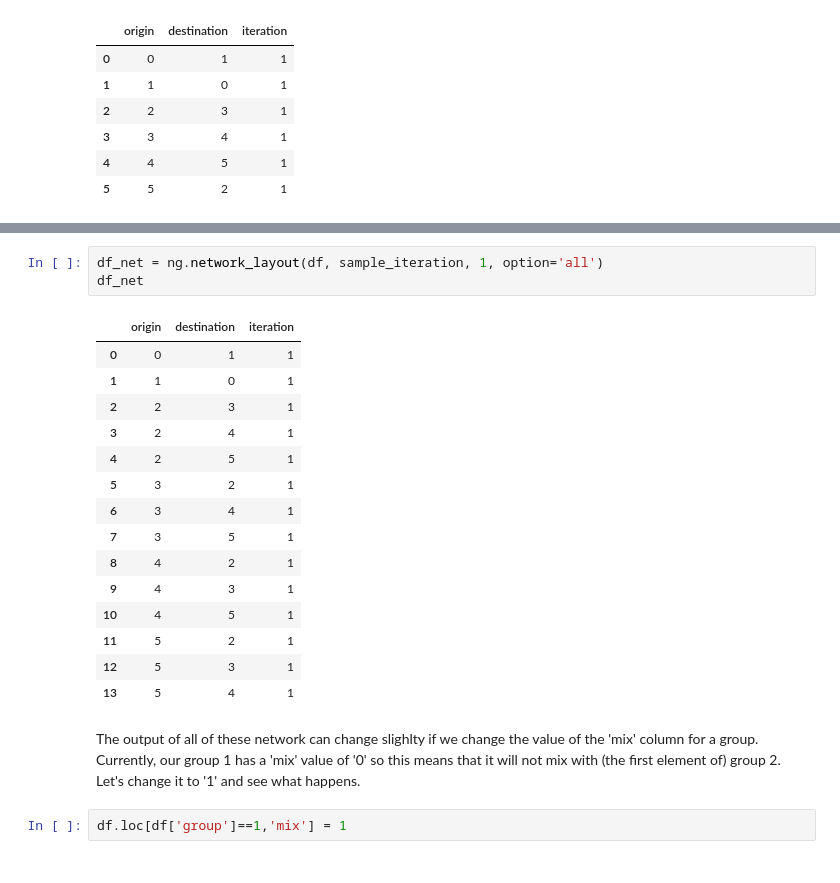
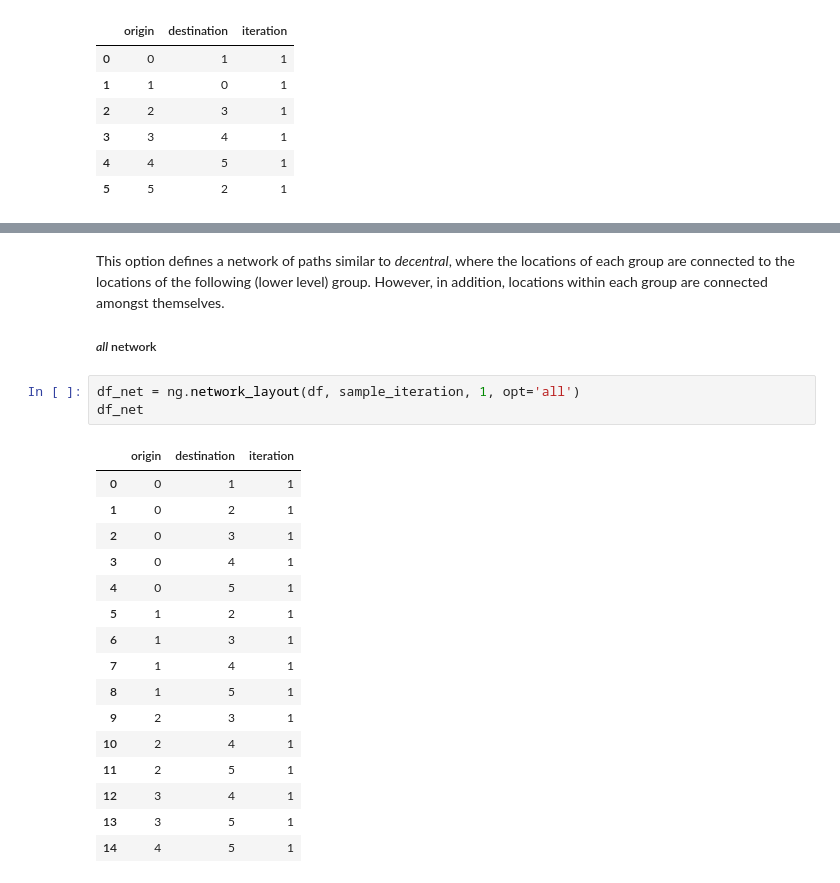
Before and after one commit to mllobera/netsim, a Jupyter notebook: notebooks/NetGen2.ipynb, the cells around one changed output, grey strips where cells are left out. Drawn from its saved outputs; the diff is of its cells as text.

Commit message:
Notebooks with new version of network_layout()

```diff
--- a/notebooks/NetGen2.ipynb
+++ b/notebooks/NetGen2.ipynb
@@ -208,23 +169,24 @@ With the 'cummulative' option, locations **in each group** are connected in the
+# %% [markdown]
+This option defines a network of paths similar to *decentral*, where the locations of each group are connected to the locations of the following (lower level) group. However, in addition, locations within each group are connected amongst themselves.
+
+##### *all* network
 # %%
-df_net = ng.network_layout(df, sample_iteration, 1, option='all')
+df_net = ng.network_layout(df, sample_iteration, 1, opt='all')
 df_net
 # %% [output]
 |  | origin | destination | iteration |
 | 0 | 0 | 1 | 1 |
-| 1 | 1 | 0 | 1 |
-| 2 | 2 | 3 | 1 |
-| 3 | 2 | 4 | 1 |
-| 4 | 2 | 5 | 1 |
-| 5 | 3 | 2 | 1 |
-| 6 | 3 | 4 | 1 |
-| 7 | 3 | 5 | 1 |
-| 8 | 4 | 2 | 1 |
-| 9 | 4 | 3 | 1 |
-| 10 | 4 | 5 | 1 |
-| 11 | 5 | 2 | 1 |
-| 12 | 5 | 3 | 1 |
-| 13 | 5 | 4 | 1 |
+| 1 | 0 | 2 | 1 |
+| 2 | 0 | 3 | 1 |
+| 3 | 0 | 4 | 1 |
+| 4 | 0 | 5 | 1 |
+| 5 | 1 | 2 | 1 |
+| 6 | 1 | 3 | 1 |
+| 7 | 1 | 4 | 1 |
+| 8 | 1 | 5 | 1 |
+| 9 | 2 | 3 | 1 |
+| 10 | 2 | 4 | 1 |
+| 11 | 2 | 5 | 1 |
+| 12 | 3 | 4 | 1 |
+| 13 | 3 | 5 | 1 |
+| 14 | 4 | 5 | 1 |
-# %% [markdown]
-The output of all of these network can change slighlty if we change the value of the 'mix' column for a group. Currently, our group 1 has a 'mix' value of '0' so this means that it will not mix with (the first element of) group 2. Let's change it to '1' and see what happens.
-# %%
-df.loc[df['group']==1,'mix'] = 1
```
Also changed, not shown: parts of 26 cells of this notebook, 1 other file.
